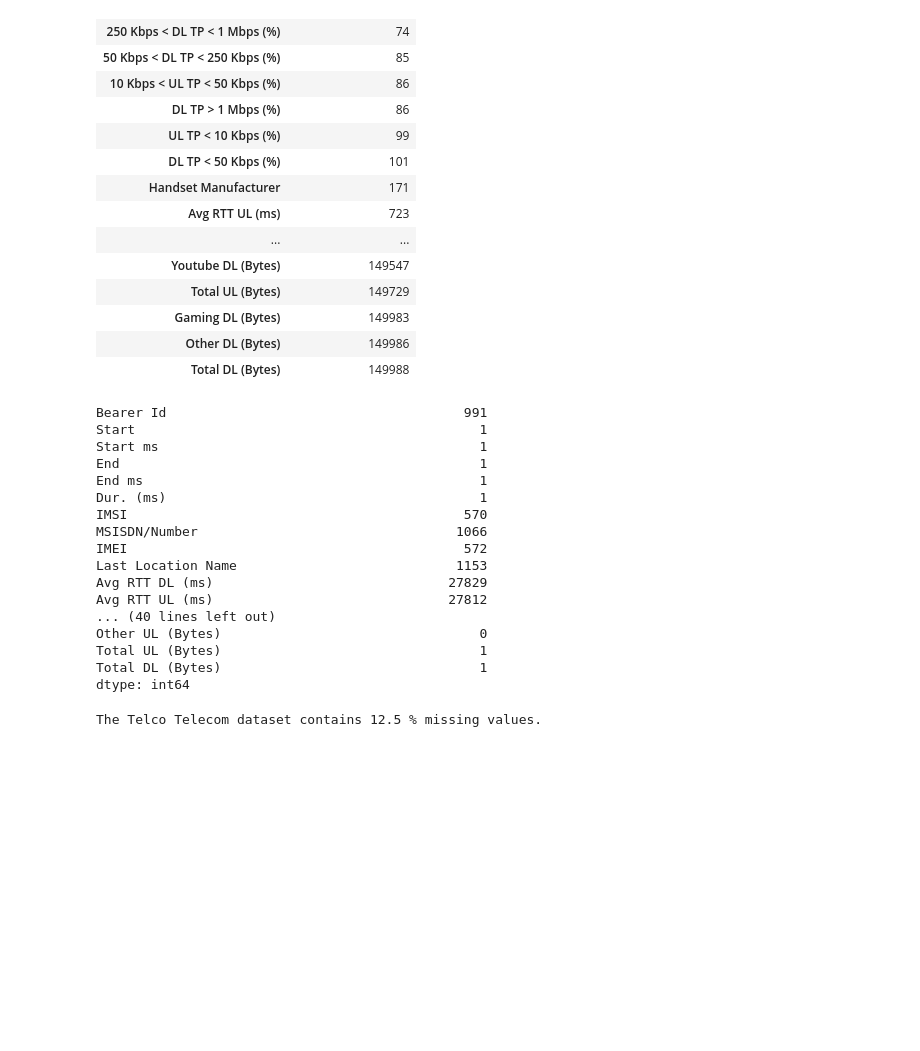
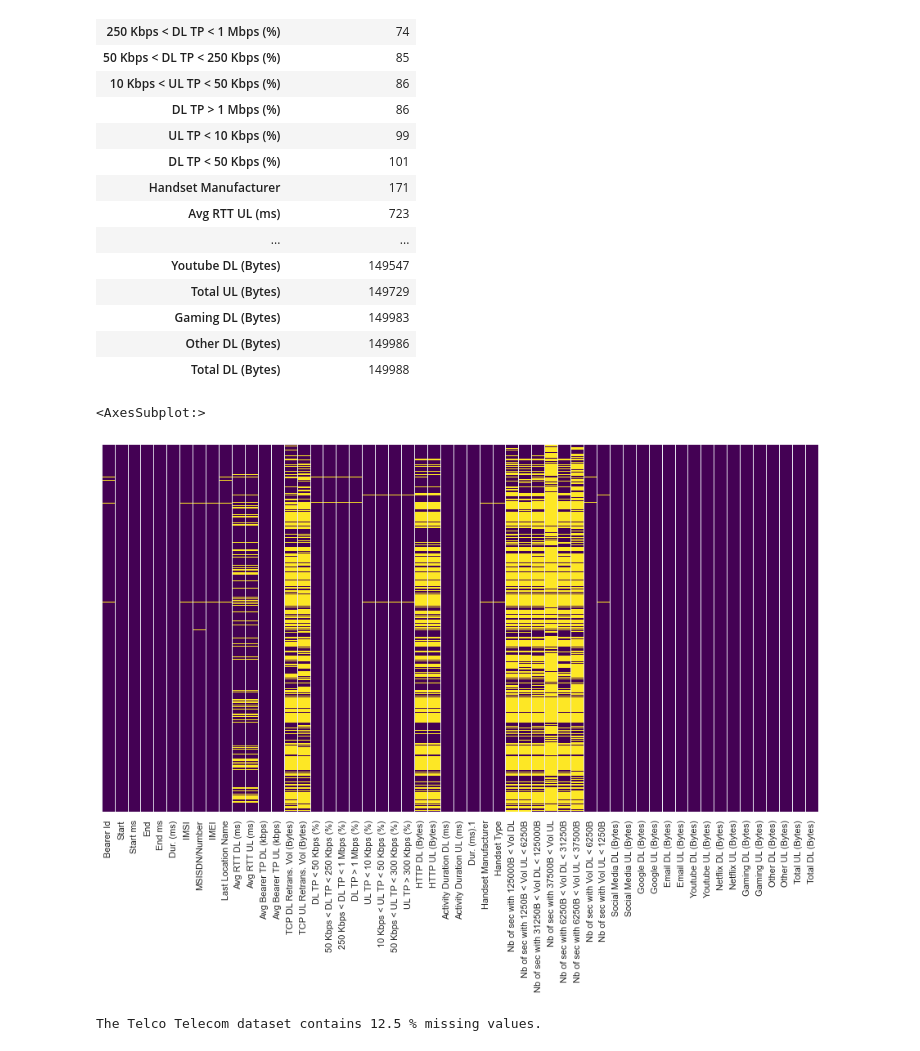
Before and after one commit to bereketkibru/User_Analytics_in_telecom, a Jupyter notebook: notebooks/dataPreProcessing.ipynb, the cells around one changed output. Saved outputs shown, nothing was run; the diff lists cells and outputs as text; code cells hidden in the pictures; blank space fills up the shorter version.

```diff
--- a/notebooks/dataPreProcessing.ipynb
+++ b/notebooks/dataPreProcessing.ipynb
@@ -102,25 +103,11 @@ columns=['Unique Value Count']).sort_values(by='Unique Value Count', ascending=T
 | Other DL (Bytes) | 149986 |
 | Total DL (Bytes) | 149988 |
 # %%
-xDR_df.isnull().sum()
+sns.set(rc={'figure.figsize':(15.7,8.27)})
+sns.heatmap(xDR_df.isnull(),yticklabels=False,cbar=False,cmap='viridis')
 # %% [output]
-Bearer Id                                      991
-Start                                            1
-Start ms                                         1
-End                                              1
-End ms                                           1
-Dur. (ms)                                        1
-IMSI                                           570
-MSISDN/Number                                 1066
-IMEI                                           572
-Last Location Name                            1153
-Avg RTT DL (ms)                              27829
-Avg RTT UL (ms)                              27812
-... (40 lines left out)
-Other UL (Bytes)                                 0
-Total UL (Bytes)                                 1
-Total DL (Bytes)                                 1
-dtype: int64
+<AxesSubplot:>
+[figure, added]
 # %%
 def percent_missing(df):
 
```
Also changed, not shown: parts of 18 cells of this notebook, 4 other files.
